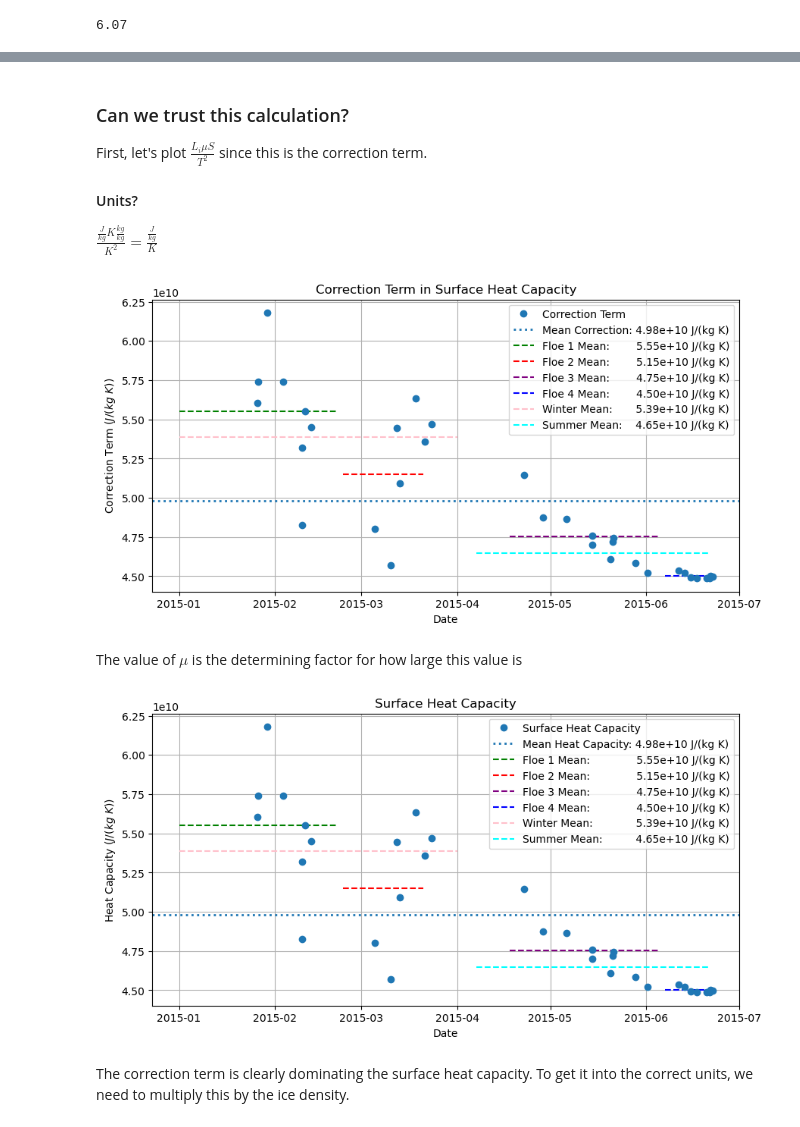
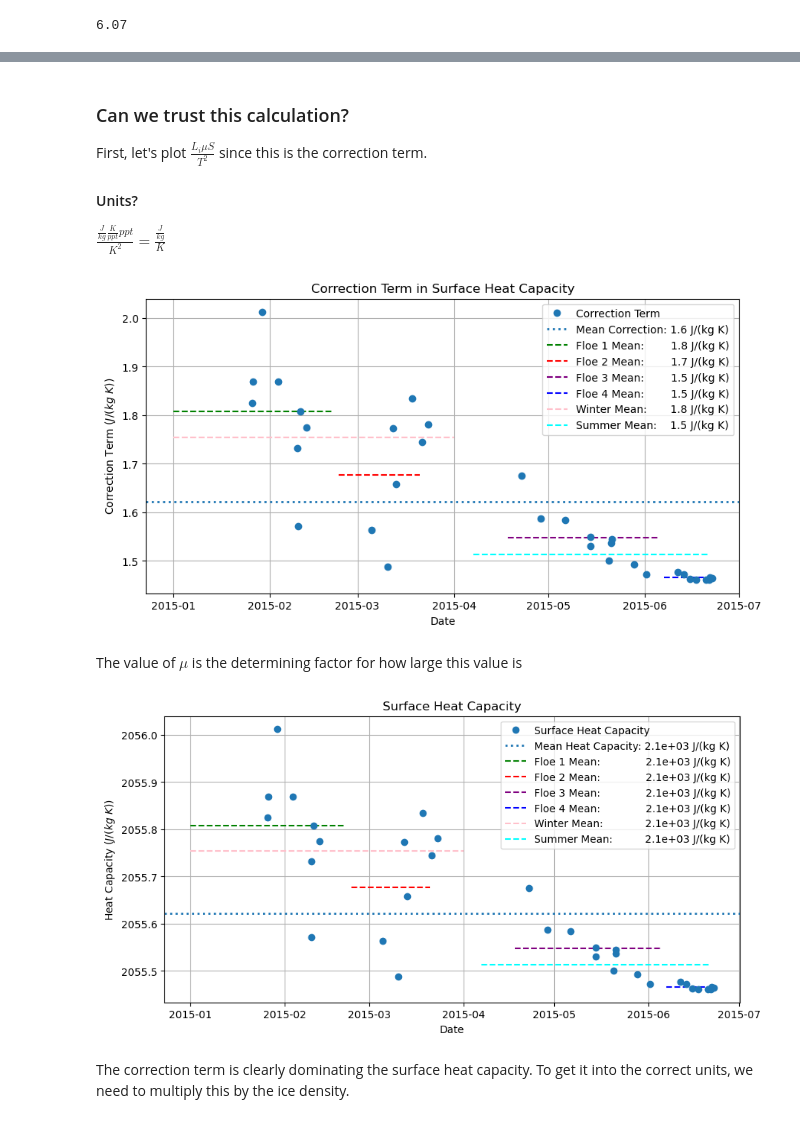
Before and after one commit to sarahymurphy/wrf_landusetbl_sensitivity, a Jupyter notebook: calculations.ipynb, the cells around one changed output, grey strips where cells are left out. Saved outputs shown, nothing was run; the diff lists cells and outputs as text; code cells hidden in the pictures.

```diff
--- a/calculations.ipynb
+++ b/calculations.ipynb
@@ -356,20 +351,20 @@ First, let's plot $\frac{L_{i}\mu S}{T^{2}}$ since this is the correction term.
 
 #### Units?
 
-$\frac{\frac{J}{kg}K \frac{kg}{kg}}{K^{2}} = \frac{\frac{J}{kg}}{K} $
+$\frac{\frac{J}{kg} \frac{K}{ppt} ppt}{K^{2}} = \frac{\frac{J}{kg}}{K} $
 # %%
 plt.figure(figsize = (10,5))
 
-f1 = c0 + ((li * mu * s) / ((surft_df.mean(axis = 1)+273.15)**2))['2015-01-01':'2015-02-21']
-f2 = c0 + ((li * mu * s) / ((surft_df.mean(axis = 1)+273.15)**2))['2015-02-23':'2015-03-21']
-f3 = c0 + ((li * mu * s) / ((surft_df.mean(axis = 1)+273.15)**2))['2015-04-18':'2015-06-05']
-f4 = c0 + ((li * mu * s) / ((surft_df.mean(axis = 1)+273.15)**2))['2015-06-07':'2015-06-21']
+f1 = ((li * mu * s) / ((surft_df.mean(axis = 1)+273.15)**2))['2015-01-01':'2015-02-21']
+f2 = ((li * mu * s) / ((surft_df.mean(axis = 1)+273.15)**2))['2015-02-23':'2015-03-21']
+f3 = ((li * mu * s) / ((surft_df.mean(axis = 1)+273.15)**2))['2015-04-18':'2015-06-05']
+f4 = ((li * mu * s) / ((surft_df.mean(axis = 1)+273.15)**2))['2015-06-07':'2015-06-21']
 
-wint = c0 + ((li * mu * s) / ((surft_df.mean(axis = 1)+273.15)**2))['2015-01-01':'2015-04-01']
-summ = c0 + ((li * mu * s) / ((surft_df.mean(axis = 1)+273.15)**2))['2015-04-07':'2015-06-21']
+wint = ((li * mu * s) / ((surft_df.mean(axis = 1)+273.15)**2))['2015-01-01':'2015-04-01']
+summ = ((li * mu * s) / ((surft_df.mean(axis = 1)+273.15)**2))['2015-04-07':'2015-06-21']
 
-plt.plot(c0 + ((li * mu * s) / ((surft_df.mean(axis = 1)+273.15)**2)), 'o')
-plt.axhline(c0 + ((li * mu * s) / ((surft_df.mean(axis = 1)+273.15)**2)).mean(), linestyle = ':', linewidth = 2)
+plt.plot(((li * mu * s) / ((surft_df.mean(axis = 1)+273.15)**2)), 'o')
+plt.axhline(((li * mu * s) / ((surft_df.mean(axis = 1)+273.15)**2)).mean(), linestyle = ':', linewidth = 2)
 
 plt.hlines(f1.mean(), xmin = '2015-01-01', xmax = '2015-02-21', linestyle = '--', color = 'g')
 plt.hlines(f2.mean(), xmin = '2015-02-23', xmax = '2015-03-21', linestyle = '--', color = 'r')
@@ -385,56 +380,56 @@ plt.ylabel('Correction Term $(J/(kg \ K))$')
 plt.xlabel('Date');
 
 plt.legend(['Correction Term',
-            'Mean Correction: ' + "{:.2e}".format(c0 + ((li * mu * s) / ((surft_df.mean(axis = 1)+273.15)**2)).mean()) + ' J/(kg K)',
-            'Floe 1 Mean:        ' + "{:.2e}".format(f1.mean()) + ' J/(kg K)',
-            'Floe 2 Mean:        ' + "{:.2e}".format(f2.mean()) + ' J/(kg K)',
-            'Floe 3 Mean:        ' + "{:.2e}".format(f3.mean()) + ' J/(kg K)',
-            'Floe 4 Mean:        ' + "{:.2e}".format(f4.mean()) + ' J/(kg K)',
-            'Winter Mean:       ' + "{:.2e}".format(wint.mean()) + ' J/(kg K)',
-            'Summer Mean:    ' + "{:.2e}".format(summ.mean()) + ' J/(kg K)'],
+            'Mean Correction: ' + "{:.2}".format(((li * mu * s) / ((surft_df.mean(axis = 1)+273.15)**2)).mean()) + ' J/(kg K)',
+            'Floe 1 Mean:        ' + "{:.2}".format(f1.mean()) + ' J/(kg K)',
+            'Floe 2 Mean:        ' + "{:.2}".format(f2.mean()) + ' J/(kg K)',
+            'Floe 3 Mean:        ' + "{:.2}".format(f3.mean()) + ' J/(kg K)',
+            'Floe 4 Mean:        ' + "{:.2}".format(f4.mean()) + ' J/(kg K)',
+            'Winter Mean:       ' + "{:.2}".format(wint.mean()) + ' J/(kg K)',
+            'Summer Mean:    ' + "{:.2}".format(summ.mean()) + ' J/(kg K)'],
            loc = 'upper right');
 # %% [output]
-[figure, old version]
+[figure, new version]
 # %% [markdown]
 The value of $\mu$ is the determining factor for how large this value is
 # %%
 plt.figure(figsize = (10,5))
 
-f1 = ((li * mu * s) / ((surft_df.mean(axis = 1)+273.15)**2))['2015-01-01':'2015-02-21']
-f2 = ((li * mu * s) / ((surft_df.mean(axis = 1)+273.15)**2))['2015-02-23':'2015-03-21']
-f3 = ((li * mu * s) / ((surft_df.mean(axis = 1)+273.15)**2))['2015-04-18':'2015-06-05']
-f4 = ((li * mu * s) / ((surft_df.mean(axis = 1)+273.15)**2))['2015-06-07':'2015-06-21']
+f1 = c0 + ((li * mu * s) / ((surft_df.mean(axis = 1)+273.15)**2))['2015-01-01':'2015-02-21']
+f2 = c0 + ((li * mu * s) / ((surft_df.mean(axis = 1)+273.15)**2))['2015-02-23':'2015-03-21']
+f3 = c0 + ((li * mu * s) / ((surft_df.mean(axis = 1)+273.15)**2))['2015-04-18':'2015-06-05']
+f4 = c0 + ((li * mu * s) / ((surft_df.mean(axis = 1)+273.15)**2))['2015-06-07':'2015-06-21']
 
-wint = ((li * mu * s) / ((surft_df.mean(axis = 1)+273.15)**2))['2015-01-01':'2015-04-01']
-summ = ((li * mu * s) / ((surft_df.mean(axis = 1)+273.15)**2))['2015-04-07':'2015-06-21']
+wint = c0 + ((li * mu * s) / ((surft_df.mean(axis = 1)+273.15)**2))['2015-01-01':'2015-04-01']
+summ = c0 + ((li * mu * s) / ((surft_df.mean(axis = 1)+273.15)**2))['2015-04-07':'2015-06-21']
 
-plt.plot(((li * mu * s) / ((surft_df.mean(axis = 1)+273.15)**2)), 'o')
-plt.axhline(((li * mu * s) / ((surft_df.mean(axis = 1)+273.15)**2)).mean(), linestyle = ':', linewidth = 2)
+plt.plot(c0 + ((li * mu * s) / ((surft_df.mean(axis = 1)+273.15)**2)), 'o')
+plt.axhline(c0 + ((li * mu * s) / ((surft_df.mean(axis = 1)+273.15)**2)).mean(), linestyle = ':', linewidth = 2)
 
 plt.hlines(f1.mean(), xmin = '2015-01-01', xmax = '2015-02-21', linestyle = '--', color = 'g')
 plt.hlines(f2.mean(), xmin = '2015-02-23', xmax = '2015-03-21', linestyle = '--', color = 'r')
 plt.hlines(f3.mean(), xmin = '2015-04-18', xmax = '2015-06-05', linestyle = '--', color = 'purple')
 plt.hlines(f4.mean(), xmin = '2015-06-07', xmax = '2015-06-21', linestyle = '--', color = 'blue')
 
 plt.hlines(wint.mean(), xmin = '2015-01-01', xmax = '2015-04-01', linestyle = '--', color = 'pink')
 plt.hlines(summ.mean(), xmin = '2015-04-07', xmax = '2015-06-21', linestyle = '--', color = 'cyan')
 
 plt.grid()
 plt.title('Surface Heat Capacity')
 plt.ylabel('Heat Capacity $(J/(kg \ K))$')
 plt.xlabel('Date');
 
 plt.legend(['Surface Heat Capacity',
-            'Mean Heat Capacity: ' + "{:.2e}".format(((li * mu * s) / ((surft_df.mean(axis = 1)+273.15)**2)).mean()) + ' J/(kg K)',
-            'Floe 1 Mean:              ' + "{:.2e}".format(f1.mean()) + ' J/(kg K)',
-            'Floe 2 Mean:              ' + "{:.2e}".format(f2.mean()) + ' J/(kg K)',
-            'Floe 3 Mean:              ' + "{:.2e}".format(f3.mean()) + ' J/(kg K)',
-            'Floe 4 Mean:              ' + "{:.2e}".format(f4.mean()) + ' J/(kg K)',
-            'Winter Mean:             ' + "{:.2e}".format(wint.mean()) + ' J/(kg K)',
-            'Summer Mean:          ' + "{:.2e}".format(summ.mean()) + ' J/(kg K)'],
+            'Mean Heat Capacity: ' + "{:.2}".format(c0 + ((li * mu * s) / ((surft_df.mean(axis = 1)+273.15)**2)).mean()) + ' J/(kg K)',
+            'Floe 1 Mean:              ' + "{:.2}".format(f1.mean()) + ' J/(kg K)',
+            'Floe 2 Mean:              ' + "{:.2}".format(f2.mean()) + ' J/(kg K)',
+            'Floe 3 Mean:              ' + "{:.2}".format(f3.mean()) + ' J/(kg K)',
+            'Floe 4 Mean:              ' + "{:.2}".format(f4.mean()) + ' J/(kg K)',
+            'Winter Mean:             ' + "{:.2}".format(wint.mean()) + ' J/(kg K)',
+            'Summer Mean:          ' + "{:.2}".format(summ.mean()) + ' J/(kg K)'],
            loc = 'upper right');
 # %% [output]
-[figure, old version]
+[figure, new version]
 # %% [markdown]
 The correction term is clearly dominating the surface heat capacity. To get it into the correct units, we need to multiply this by the ice density.
 # %%
```
Also changed, not shown: parts of 7 cells of this notebook, 17 other files.
